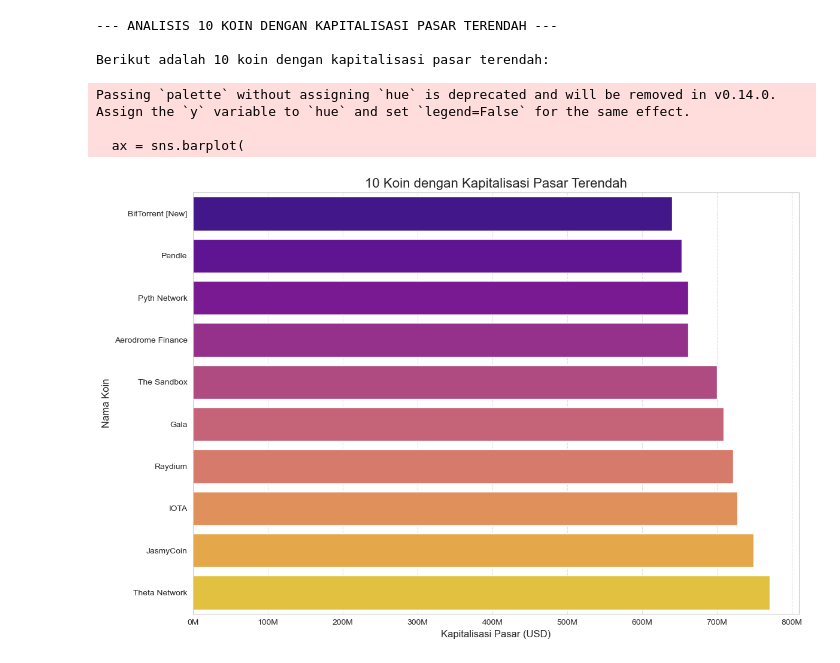
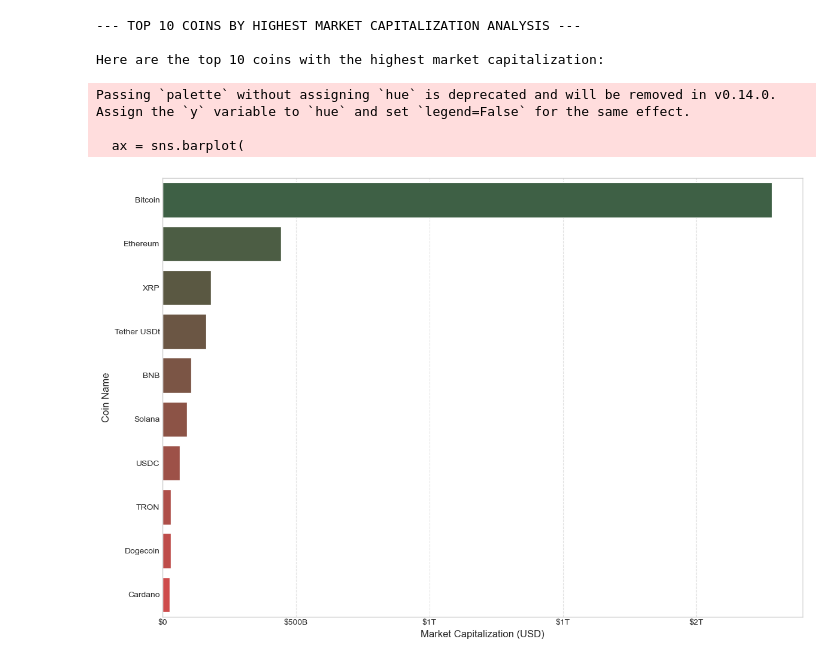
Before and after one commit to michaelvincentsebastian/Automated-Crypto-Market-Insights, a Jupyter notebook: analysis/scripts/analize_data.ipynb, the cells around one changed output. Drawn from its saved outputs; the diff is of its cells as text; code cells hidden in the pictures.

```diff
--- a/analysis/scripts/analize_data.ipynb
+++ b/analysis/scripts/analize_data.ipynb
@@ -337,41 +430,58 @@ Passing `palette` without assigning `hue` is deprecated and will be removed in v
 # %%
-print("\n--- ANALISIS 10 KOIN DENGAN KAPITALISASI PASAR TERENDAH ---")
+print("\n--- TOP 10 COINS BY HIGHEST MARKET CAPITALIZATION ANALYSIS ---")
 
-# Pastikan kolom 'market_cap' ada
+# Get the latest data per coin
+if 'timestamp' in dataFrame.columns:
+    latest_data = dataFrame.loc[dataFrame.groupby('id')['timestamp'].idxmax()].copy()
+else:
+    latest_data = dataFrame.copy()
+
+# Check if 'market_cap' column is available
 if 'market_cap' in latest_data.columns:
-    print("\nBerikut adalah 10 koin dengan kapitalisasi pasar terendah:")
+    print("\nHere are the top 10 coins with the highest market capitalization:")
 
-    # Urutkan berdasarkan market_cap dan ambil 10 teratas
-    lowest_market_cap_coins = latest_data.sort_values(by='market_cap', ascending=True).head(10).copy()
+    # Sort by market_cap in descending order (highest) and take the top 10
+    highest_market_cap_coins = latest_data.sort_values(by='market_cap', ascending=False).head(10).copy()
 
-    # Visualisasi bar chart
+    # Visualize the bar chart
     plt.figure(figsize=(12, 8))
     ax = sns.barplot(
-        data=lowest_market_cap_coins,
+        data=highest_market_cap_coins,
         x='market_cap',
         y='name',
-        palette='plasma', # Palet warna yang menarik
+        # Create a custom color palette from green to red
+        # Since data is sorted descending, the top bar (highest market cap) will be green,
+        # and the bottom bar (lowest market cap among top 10) will be red.
+        palette=sns.blend_palette(['#386641', '#E43636'], n_colors=len(highest_market_cap_coins)),
         orient='h'
     )
-    plt.title('10 Koin dengan Kapitalisasi Pasar Terendah', fontsize=16)
 
-    # Memformat label sumbu x ke dalam satuan jutaan
-    # Fungsi lambda ini mengubah nilai x menjadi string dengan format 'M' (Juta)
-    ax.xaxis.set_major_formatter(FuncFormatter(lambda x, pos: f'{int(x/1e6)}M'))
+    # Format x-axis labels to millions, billions, or trillions
+    def format_market_cap(x, pos):
+        if x >= 1e12:
+            return f'${int(x/1e12)}T'
+        elif x >= 1e9:
+            return f'${int(x/1e9)}B'
+        elif x >= 1e6:
+            return f'${int(x/1e6)}M'
+        else:
+            return f'${int(x)}'
 
-    plt.xlabel('Kapitalisasi Pasar (USD)', fontsize=12)
-    plt.ylabel('Nama Koin', fontsize=12)
+    ax.xaxis.set_major_formatter(FuncFormatter(format_market_cap))
+
+    plt.xlabel('Market Capitalization (USD)', fontsize=12)
+    plt.ylabel('Coin Name', fontsize=12)
     plt.grid(axis='x', linestyle='--', alpha=0.6)
     plt.tight_layout()
     plt.show()
 
 else:
-    print("Kolom 'market_cap' tidak ditemukan di DataFrame Anda. Analisis ini tidak dapat dijalankan.")
+    print("The 'market_cap' column was not found in your DataFrame. This analysis cannot be performed.")
 # %% [output]
---- ANALISIS 10 KOIN DENGAN KAPITALISASI PASAR TERENDAH ---
+--- TOP 10 COINS BY HIGHEST MARKET CAPITALIZATION ANALYSIS ---
 
-Berikut adalah 10 koin dengan kapitalisasi pasar terendah:
+Here are the top 10 coins with the highest market capitalization:
 Passing `palette` without assigning `hue` is deprecated and will be removed in v0.14.0. Assign the `y` variable to `hue` and set `legend=False` for the same effect.
 
   ax = sns.barplot(
-[figure, old version]
+[figure, new version]
```
Also changed, not shown: parts of 20 cells of this notebook, 4 other files.
